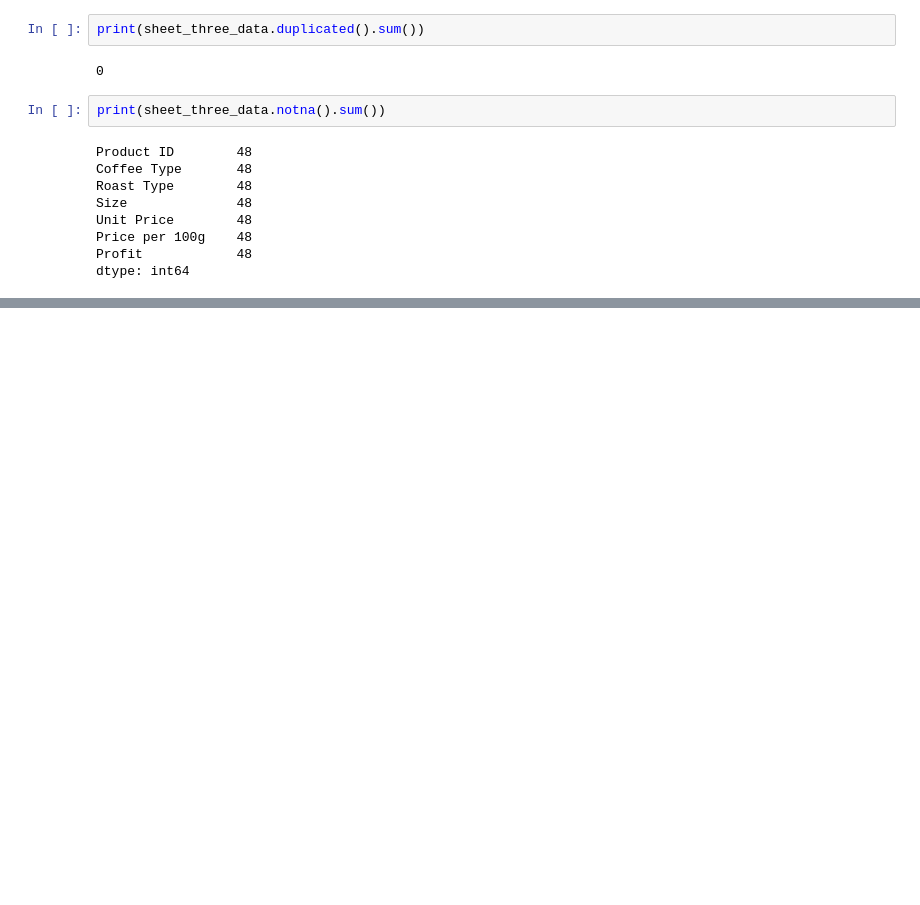
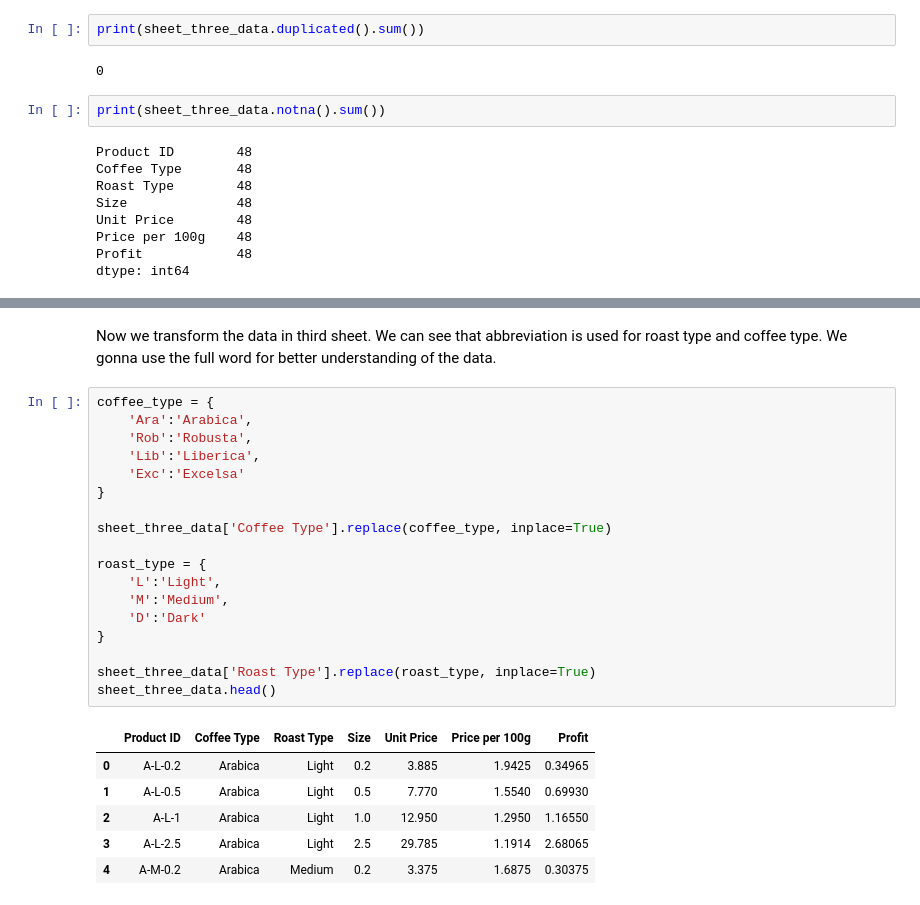
Before and after one commit to Ujjwal-kc/Data-Analysis-Certification-Task, a Jupyter notebook: main.ipynb, the cells around one changed output, grey strips where cells are left out. Saved outputs shown, nothing was run; the diff lists cells and outputs as text; blank space fills up the shorter version.

```diff
--- a/main.ipynb
+++ b/main.ipynb
@@ -211,0 +237,27 @@ dtype: int64
+# %% [markdown]
+Now we transform the data in third sheet. We can see that abbreviation is used for roast type and coffee type. We gonna use the full word for better understanding of the data.
+# %%
+coffee_type = {
+    'Ara':'Arabica',
+    'Rob':'Robusta',
+    'Lib':'Liberica',
+    'Exc':'Excelsa'
+}
+
+sheet_three_data['Coffee Type'].replace(coffee_type, inplace=True)
+
+roast_type = {
+    'L':'Light',
+    'M':'Medium',
+    'D':'Dark'
+}
+
+sheet_three_data['Roast Type'].replace(roast_type, inplace=True)
+sheet_three_data.head()
+# %% [output]
+|  | Product ID | Coffee Type | Roast Type | Size | Unit Price | Price per 100g | Profit |
+| 0 | A-L-0.2 | Arabica | Light | 0.2 | 3.885 | 1.9425 | 0.34965 |
+| 1 | A-L-0.5 | Arabica | Light | 0.5 | 7.770 | 1.5540 | 0.69930 |
+| 2 | A-L-1 | Arabica | Light | 1.0 | 12.950 | 1.2950 | 1.16550 |
+| 3 | A-L-2.5 | Arabica | Light | 2.5 | 29.785 | 1.1914 | 2.68065 |
+| 4 | A-M-0.2 | Arabica | Medium | 0.2 | 3.375 | 1.6875 | 0.30375 |
```
Also changed, not shown: parts of 9 cells of this notebook.
